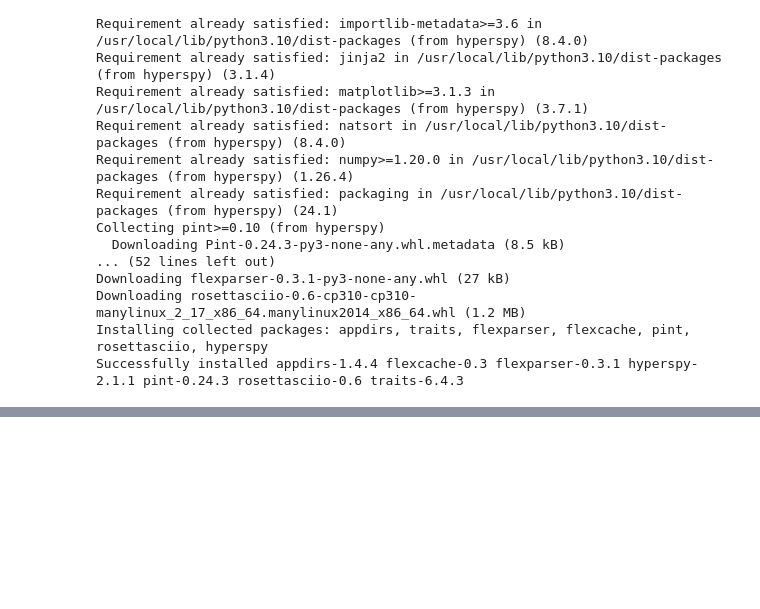
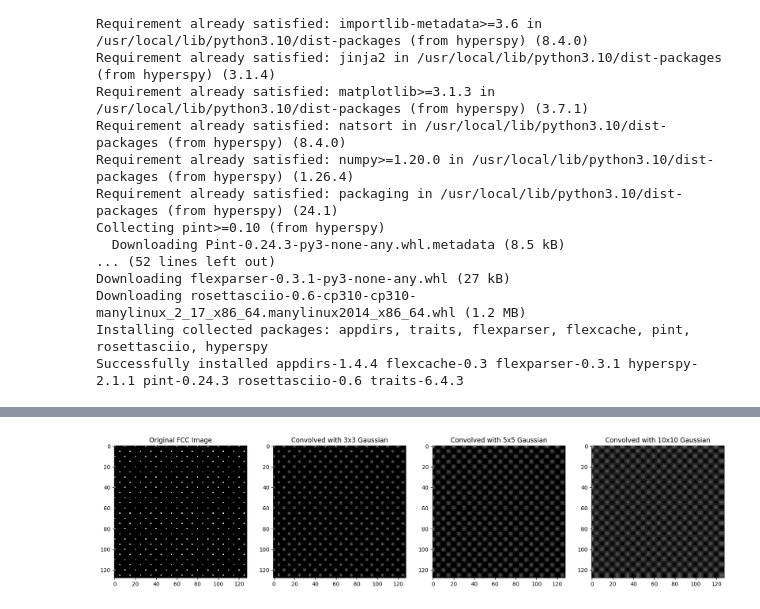
Before and after one commit to iceaiai/CS-team, a Jupyter notebook: September_9th.ipynb, the cells around one changed output, grey strips where cells are left out. Saved outputs shown, nothing was run; the diff lists cells and outputs as text; code cells hidden in the pictures; blank space fills up the shorter version.

```diff
--- a/September_9th.ipynb
+++ b/September_9th.ipynb
@@ -164,0 +240,58 @@ plt.show()
+# %%
+import numpy as np
+import matplotlib.pyplot as plt
+from scipy.ndimage import convolve
+
+def gaussian_kernel(size, sigma=1):
+    """Generate a Gaussian kernel."""
+    ax = np.linspace(-(size - 1) / 2., (size - 1) / 2., size)
+    xx, yy = np.meshgrid(ax, ax)
+    kernel = np.exp(-0.5 * (np.square(xx) + np.square(yy)) / np.square(sigma))
+    return kernel / np.sum(kernel)
+
+def generate_fcc_image(size=128, separation=10):
+    """Generate a 2D image of FCC phase atoms with single pixel dots"""
+    image = np.zeros((size, size))
+
+    # FCC structure - Atoms at corners and center of faces in 2D projection
+    for x in range(0, size, separation):
+        for y in range(0, size, separation):
+            # Add atom at corner (single pixel dot)
+            image[x, y] = 1
+            # Add atom at the center of the 'face' (single pixel dot)
+            if x + separation // 2 < size and y + separation // 2 < size:
+                image[x + separation // 2, y + separation // 2] = 1
+
+    return image
+
+# Generate the FCC image
+fcc_image = generate_fcc_image(size=128, separation=10)
+
+# Create Gaussian kernels with varying sizes
+gaussian_3x3 = gaussian_kernel(3, sigma=1)
+gaussian_5x5 = gaussian_kernel(5, sigma=1.5)
+gaussian_10x10 = gaussian_kernel(10, sigma=2)
+
+# Convolve the FCC image with each Gaussian kernel
+convolved_3x3 = convolve(fcc_image, gaussian_3x3)
+convolved_5x5 = convolve(fcc_image, gaussian_5x5)
+convolved_10x10 = convolve(fcc_image, gaussian_10x10)
+
+# Plot the original FCC image and convolved results
+fig, ax = plt.subplots(1, 4, figsize=(20, 5))
+
+ax[0].imshow(fcc_image, cmap='gray', interpolation='none')
+ax[0].set_title('Original FCC Image')
+
+ax[1].imshow(convolved_3x3, cmap='gray', interpolation='none')
+ax[1].set_title('Convolved with 3x3 Gaussian')
+
+ax[2].imshow(convolved_5x5, cmap='gray', interpolation='none')
+ax[2].set_title('Convolved with 5x5 Gaussian')
+
+ax[3].imshow(convolved_10x10, cmap='gray', interpolation='none')
+ax[3].set_title('Convolved with 10x10 Gaussian')
+
+plt.show()
+# %% [output]
+[figure, added]
```
Also changed, not shown: parts of 12 cells of this notebook.
